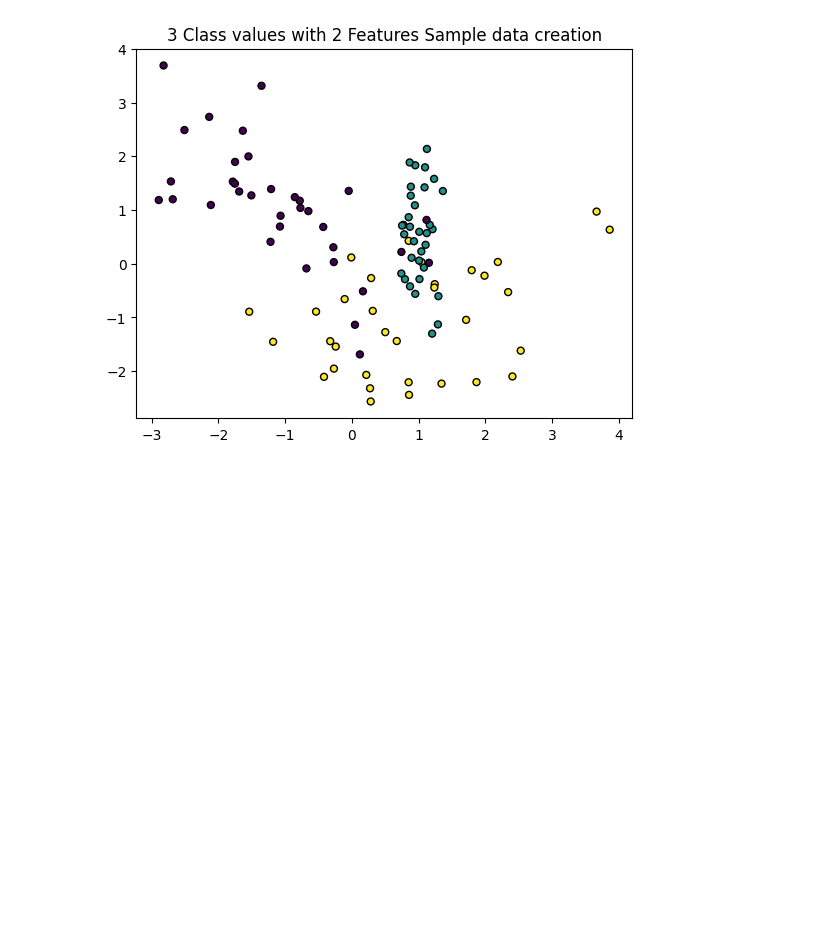
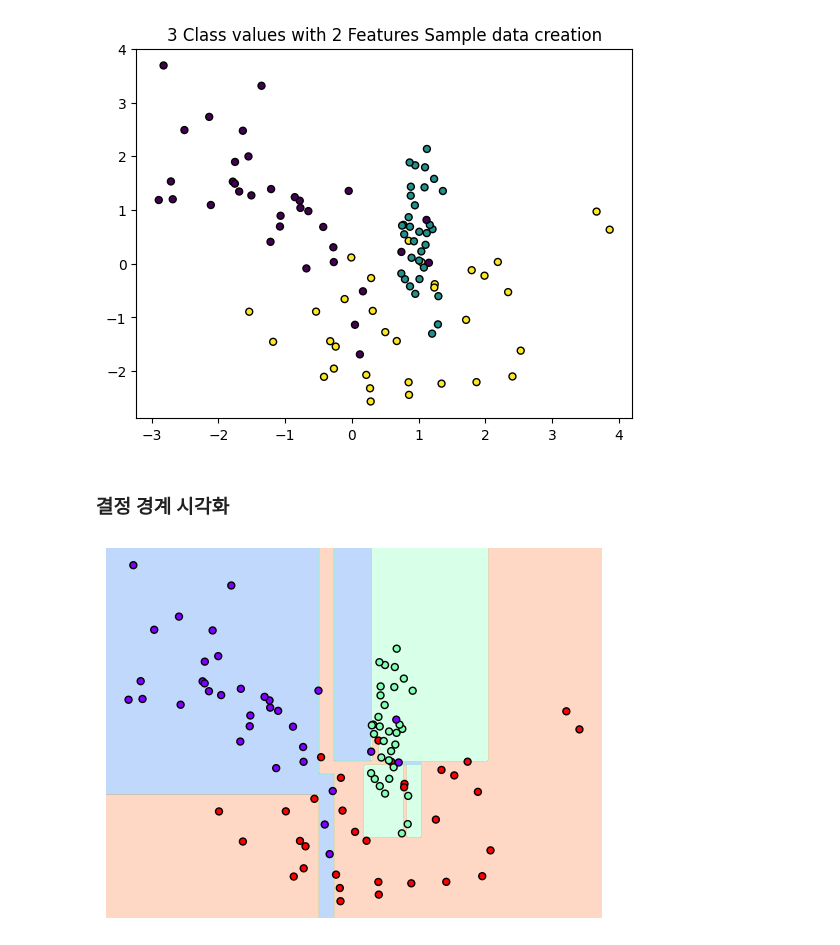
Before and after one commit to SCUTUM98/MachineLearning_Class, a Jupyter notebook: 0619_머신러닝분류.ipynb, the cells around one changed output. Drawn from its saved outputs; the diff is of its cells as text; code cells hidden in the pictures; blank space fills up the shorter version.

```diff
--- a/0619_머신러닝분류.ipynb
+++ b/0619_머신러닝분류.ipynb
@@ -147,3 +148,5 @@ plt.scatter(x_features[:,0], x_features[:,1], marker='o', c=y_labels, s=25, edge
 # %% [output]
 <matplotlib.collections.PathCollection at 0x...>
 [figure]
+# %% [markdown]
+### 결정 경계 시각화
@@ -149,0 +155,5 @@ plt.scatter(x_features[:,0], x_features[:,1], marker='o', c=y_labels, s=25, edge
+# %%
+dt_clf = DecisionTreeClassifier(random_state=156).fit(x_features, y_labels)
+visualize_boundary.visualize_boundary(dt_clf, x_features, y_labels)
+# %% [output]
+[figure, added]
```
Also changed, not shown: parts of 7 cells of this notebook.
